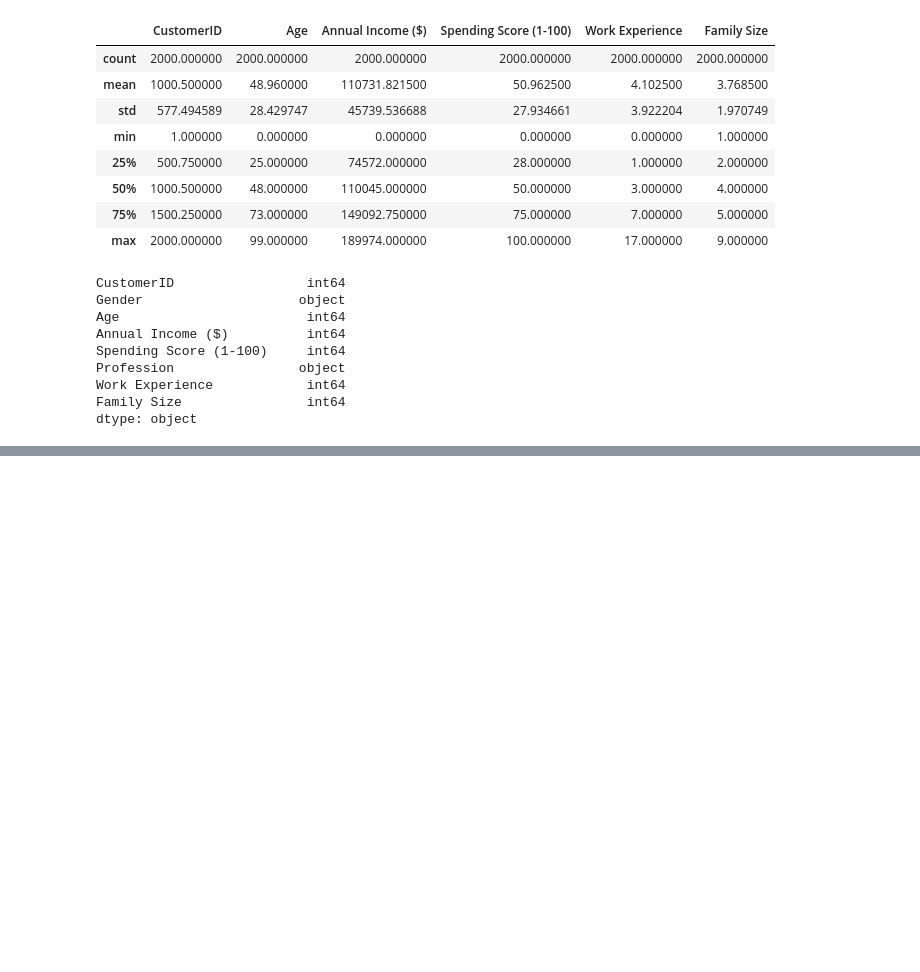
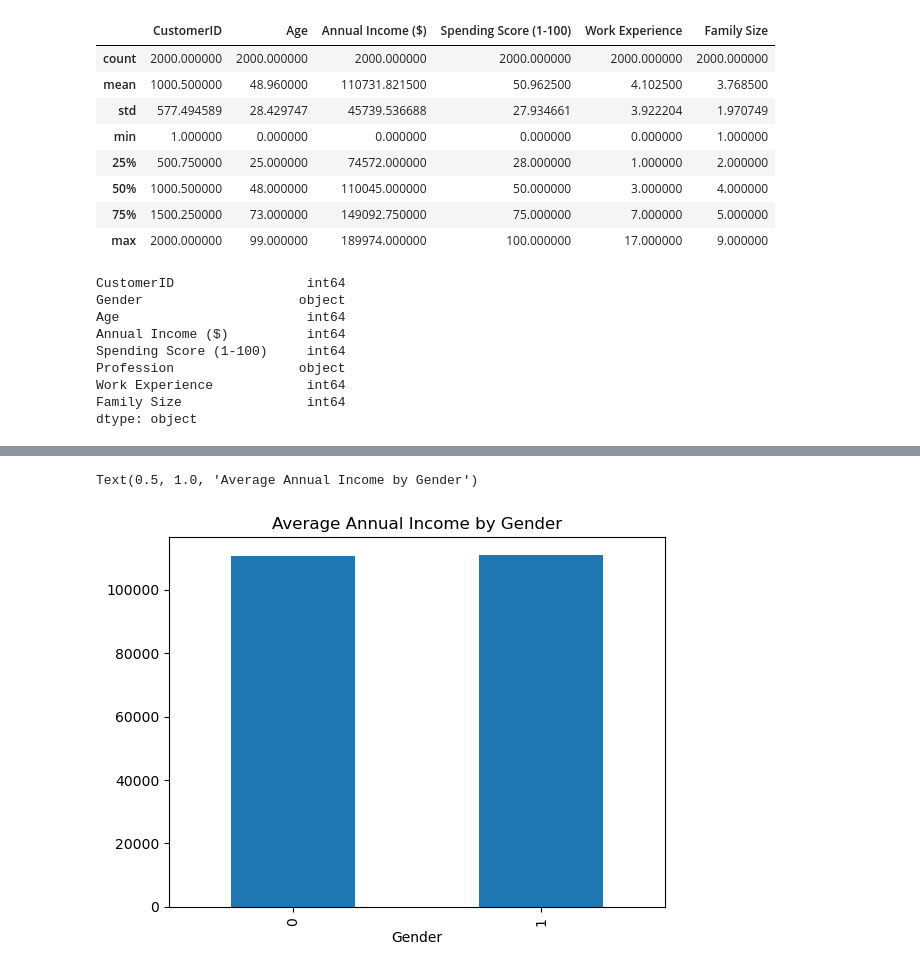
Before and after one commit to Di5on/New_Customer_Analysis, a Jupyter notebook: Customer.ipynb, the cells around one changed output, grey strips where cells are left out. Drawn from its saved outputs; the diff is of its cells as text; code cells hidden in the pictures; blank space fills up the shorter version.

```diff
--- a/Customer.ipynb
+++ b/Customer.ipynb
@@ -60,0 +183,6 @@ dtype: object
+# %%
+df.groupby('Gender')['Annual Income ($)'].mean().plot(kind='bar')
+plt.title('Average Annual Income by Gender')
+# %% [output]
+Text(0.5, 1.0, 'Average Annual Income by Gender')
+[figure, added]
```
Also changed, not shown: parts of 33 cells of this notebook.
